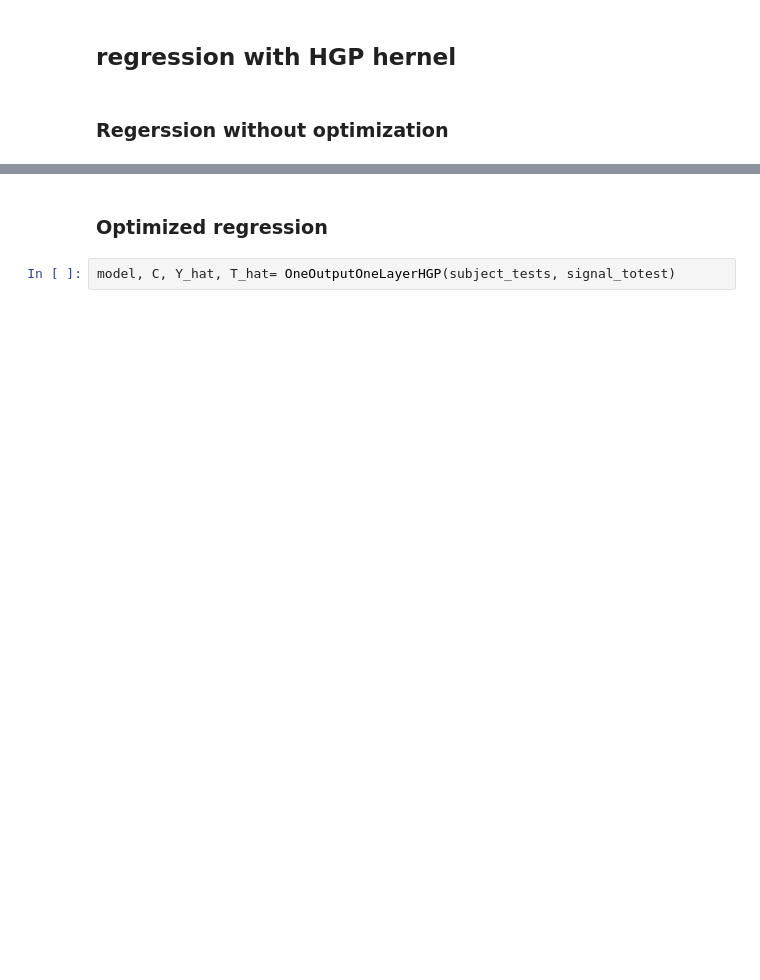
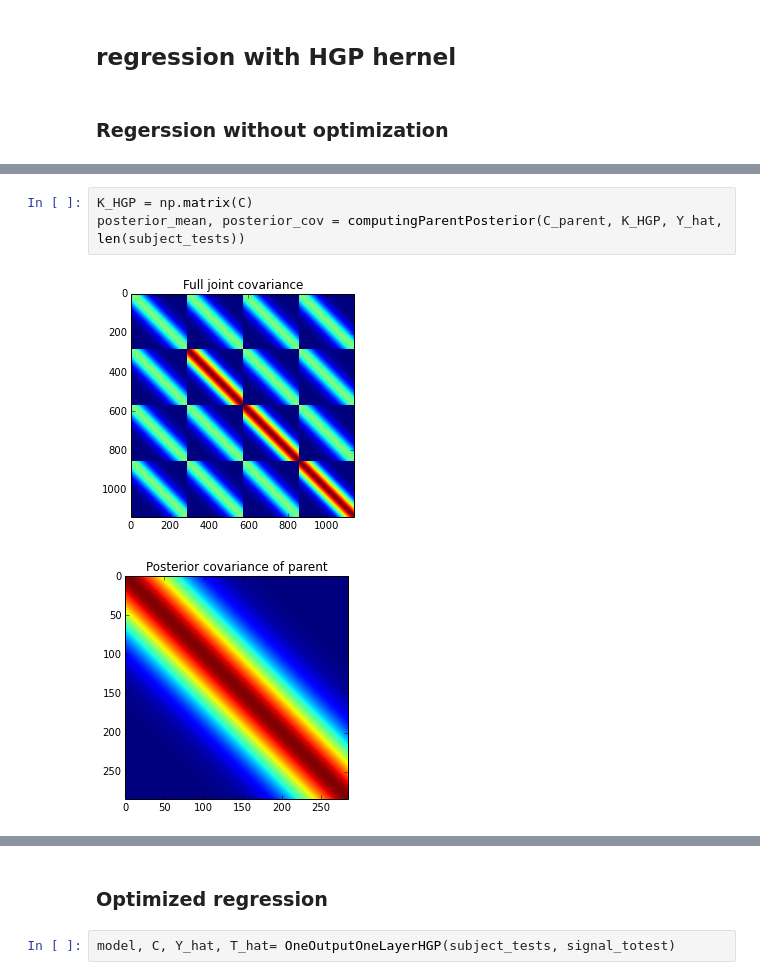
Before and after one commit to juangil/machine_learning_class, a Jupyter notebook: GP_tests/mocap_test_1/MOGP_mocap_1_HGP.ipynb, the cells around one changed output, grey strips where cells are left out. Saved outputs shown, nothing was run; the diff lists cells and outputs as text; blank space fills up the shorter version.

```diff
--- a/GP_tests/mocap_test_1/MOGP_mocap_1_HGP.ipynb
+++ b/GP_tests/mocap_test_1/MOGP_mocap_1_HGP.ipynb
@@ -383,0 +432,6 @@ Parameters:
+# %%
+K_HGP = np.matrix(C)
+posterior_mean, posterior_cov = computingParentPosterior(C_parent, K_HGP, Y_hat, len(subject_tests))
+# %% [output]
+[figure, added]
+[figure, added]
```
Also changed, not shown: parts of 22 cells of this notebook, 1 other file.
